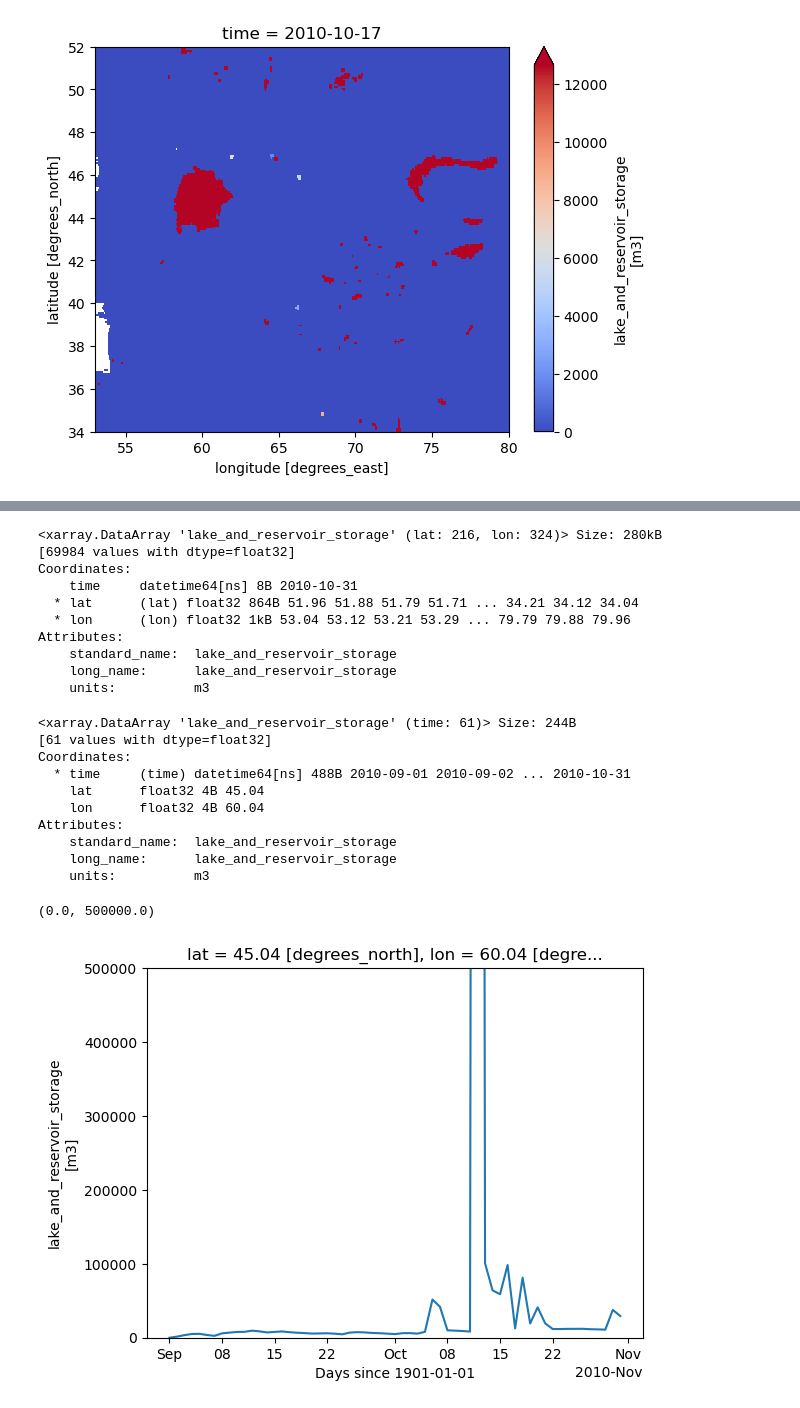
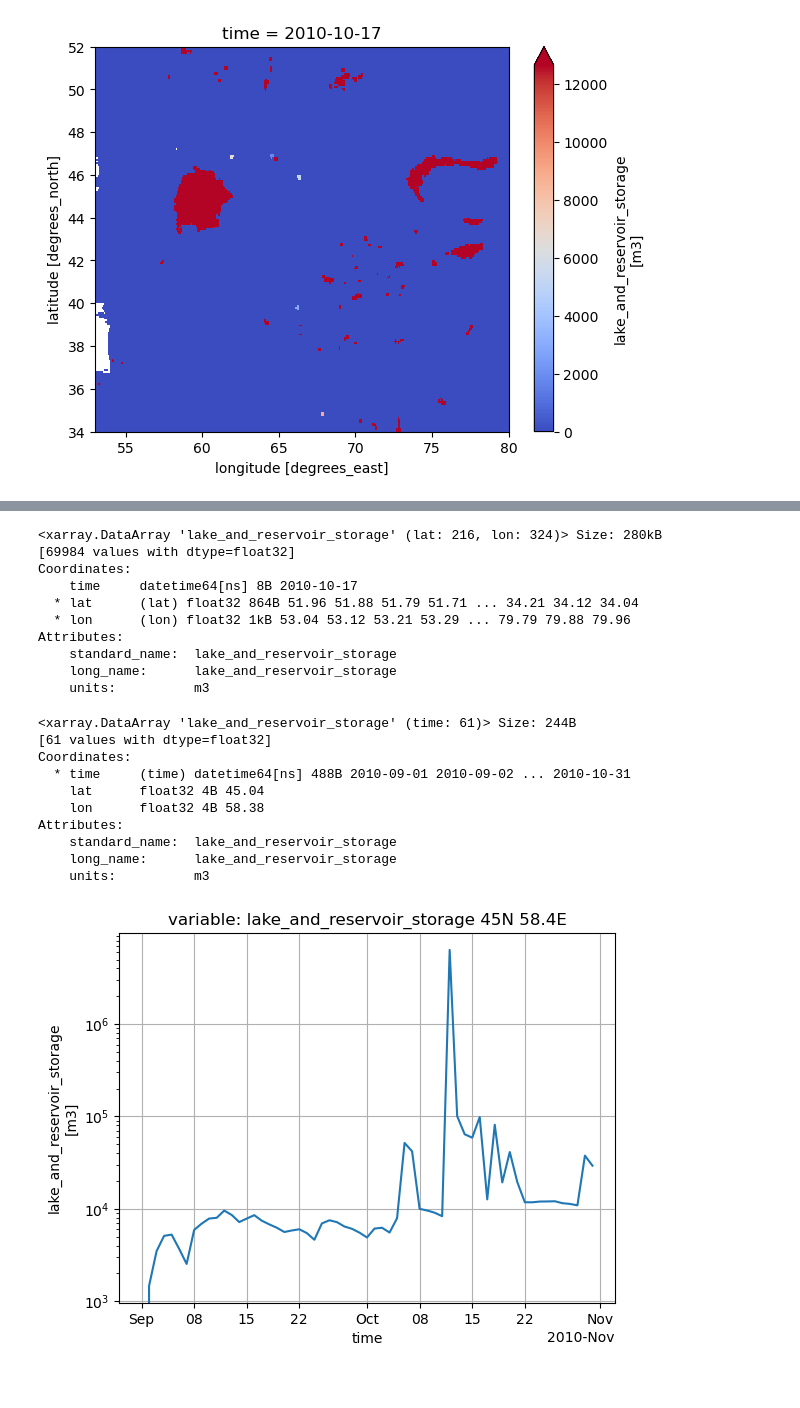
Before and after one commit to andrevdv/MSc_AralSea, a Jupyter notebook: book/thesis_projects/MSc/2025_Q1_AndreVanDerVeen_CEG/work_in_progress/Test_Aral/Check_files_nc.ipynb, the cells around one changed output, grey strips where cells are left out. Cells and saved outputs as stored; diff of their text form; code cells hidden in the pictures.

Commit message:
CMIP forcing, 1e CMIP run, some images produced

```diff
--- a/book/thesis_projects/MSc/2025_Q1_AndreVanDerVeen_CEG/work_in_progress/Test_Aral/Check_files_nc.ipynb
+++ b/book/thesis_projects/MSc/2025_Q1_AndreVanDerVeen_CEG/work_in_progress/Test_Aral/Check_files_nc.ipynb
@@ -177,5 +182,5 @@ plt.show()
 # %%
-file2 = '/home/avandervee3/MSc_AralSea/book/thesis_projects/MSc/2025_Q1_AndreVanDerVeen_CEG/work_in_progress/Test_Aral/pcrglobwb_20250930_003714/netcdf/waterBodyStorage_dailyTot_output.nc'
+file2 = '/home/avandervee3/MSc_AralSea/book/thesis_projects/MSc/2025_Q1_AndreVanDerVeen_CEG/work_in_progress/Test_Aral/PCRGLOBRESULTS/pcrglobwb_20250930_003714/netcdf/waterBodyStorage_dailyTot_output.nc'
 # %%
 ds_lake = xr.open_dataset(file2)
 print(ds_lake)
@@ -236,7 +242,7 @@ da
 <xarray.DataArray 'lake_and_reservoir_storage' (lat: 216, lon: 324)> Size: 280kB
 [69984 values with dtype=float32]
 Coordinates:
-    time     datetime64[ns] 8B 2010-10-31
+    time     datetime64[ns] 8B 2010-10-17
   * lat      (lat) float32 864B 51.96 51.88 51.79 51.71 ... 34.21 34.12 34.04
   * lon      (lon) float32 1kB 53.04 53.12 53.21 53.29 ... 79.79 79.88 79.96
 Attributes:
@@ -244,7 +250,7 @@ Attributes:
     long_name:      lake_and_reservoir_storage
     units:          m3
 # %%
-da_slice = ds_lake['lake_and_reservoir_storage'].sel(lat=45,lon=60, method="nearest")
+da_slice = ds_lake['lake_and_reservoir_storage'].sel(lat=45,lon=58.4, method="nearest")
 # %%
 da_slice
 # %% [output]
@@ -253,14 +259,18 @@ da_slice
 Coordinates:
   * time     (time) datetime64[ns] 488B 2010-09-01 2010-09-02 ... 2010-10-31
     lat      float32 4B 45.04
-    lon      float32 4B 60.04
+    lon      float32 4B 58.38
 Attributes:
     standard_name:  lake_and_reservoir_storage
     long_name:      lake_and_reservoir_storage
     units:          m3
 # %%
 da_slice.plot()
-plt.ylim(0, 0.5*1e6)
+plt.title('variable: lake_and_reservoir_storage 45N 58.4E')
+plt.grid()
+plt.yscale('log')
+plt.xlabel('time')
+plt.savefig('reservoir_storage_var')
+#ylim(0, 0.5*1e6)
 # %% [output]
-(0.0, 500000.0)
-[figure, old version]
+[figure, new version]
```
Also changed, not shown: parts of 5 cells of this notebook, 7 other files.
